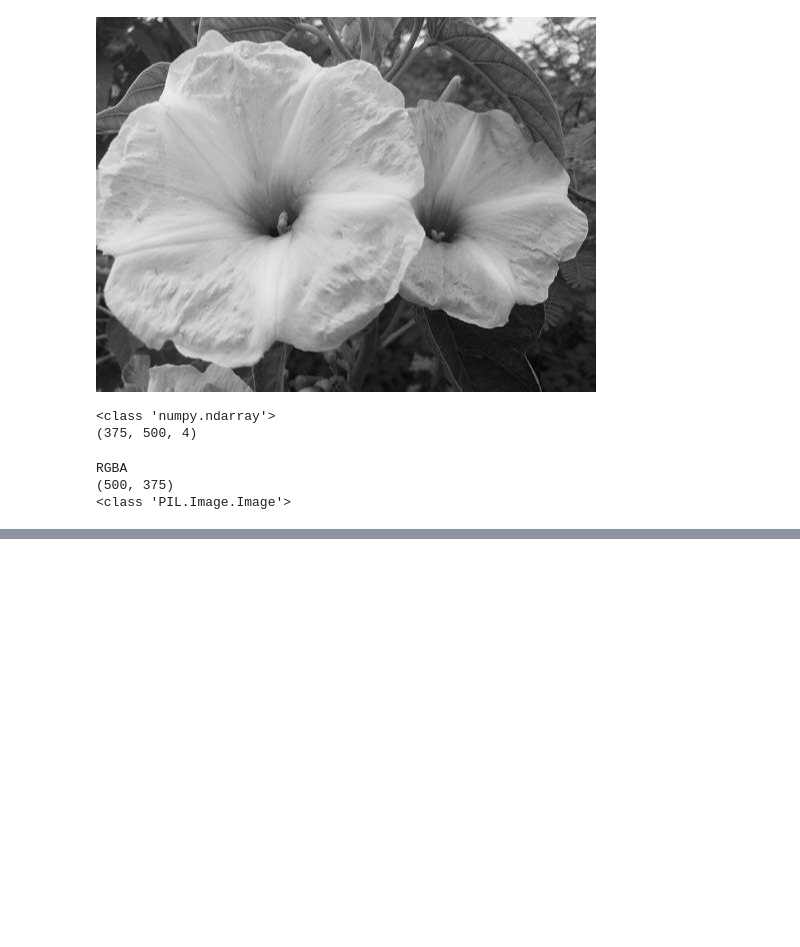
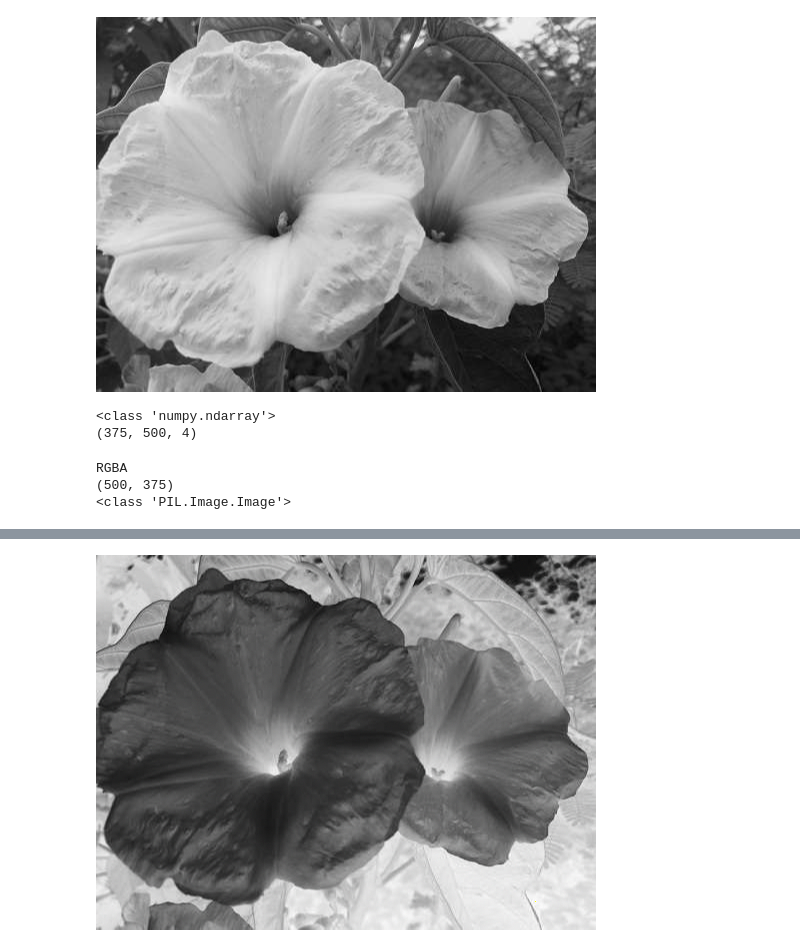
Before and after one commit to Jasleen8801/Computational-Statistics, a Jupyter notebook: Computational_Statistics.ipynb, the cells around one changed output, grey strips where cells are left out. Saved outputs shown, nothing was run; the diff lists cells and outputs as text; code cells hidden in the pictures; blank space fills up the shorter version.

```diff
--- a/Computational_Statistics.ipynb
+++ b/Computational_Statistics.ipynb
@@ -226,0 +244,20 @@ im
+# %%
+from google.colab.patches import cv2_imshow, cv2
+import numpy as np
+
+img = cv2.imread('gray_img.jpg')
+numpyData = np.asarray(img)
+# Generate Gaussian noise
+gauss = np.random.normal(0,1,img.size)
+gauss = gauss.reshape(img.shape[0],img.shape[1],img.shape[2]).astype('uint8')
+# Add the Gaussian noise to the image
+# img_gauss = cv2.add(img,gauss)
+newData = gauss + img
+# Display the image
+im = Image.fromarray((newData * 255).astype(np.uint8))
+im
+# cv2_imshow(img_gauss)
+# cv2.imshow('a',img_gauss)
+# cv2.waitKey(0)
+# %% [output]
+[figure, added]
```
Also changed, not shown: parts of 3 cells of this notebook.
